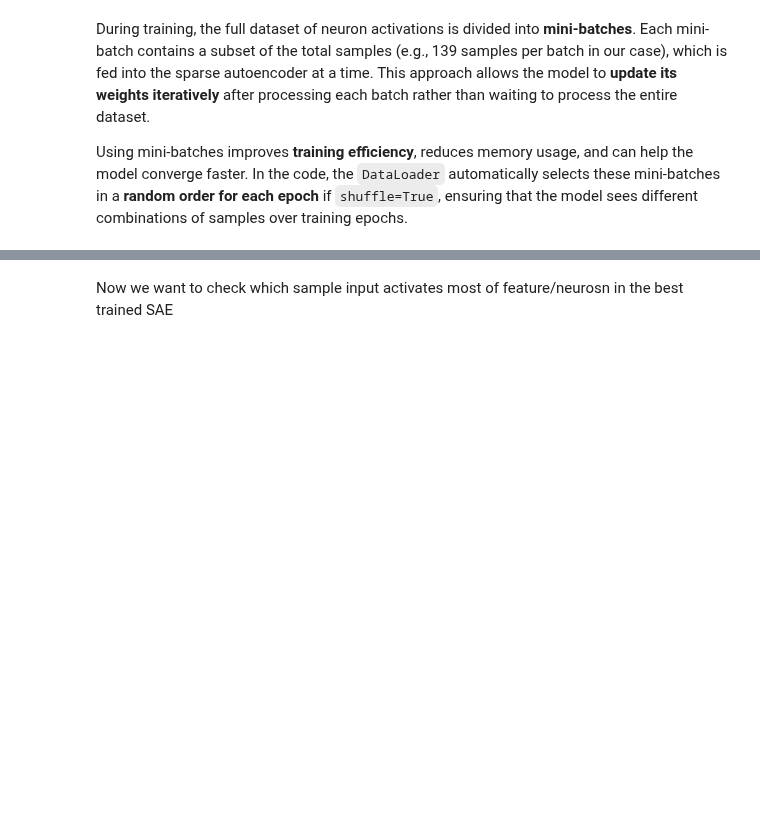
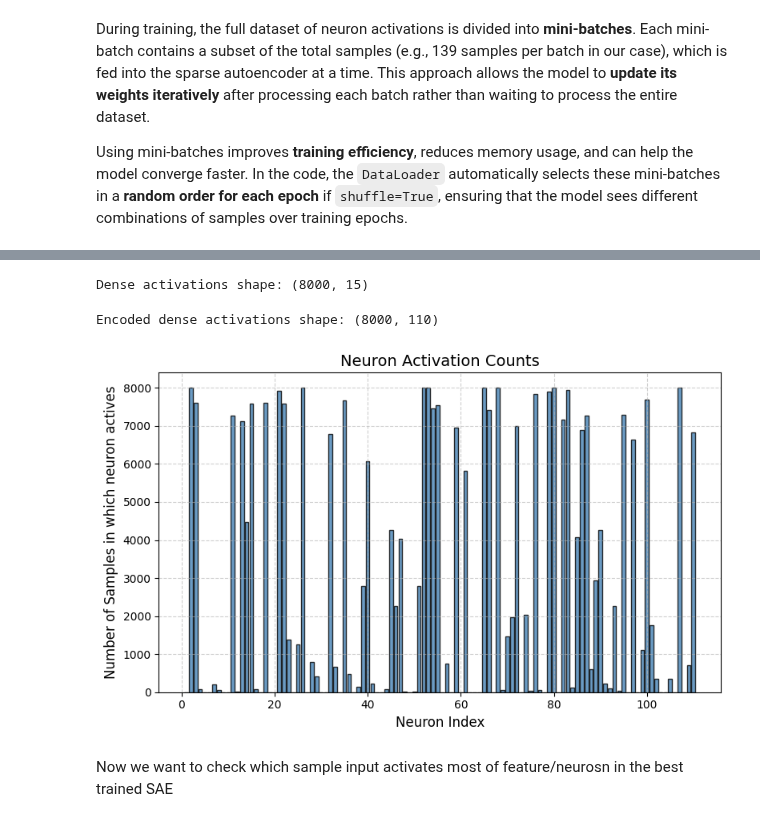
Before and after one commit to Anshu00027/SAE-for-PINNs, a Jupyter notebook: SAE-for-Taylor-Green-Vortex-PINNs.ipynb, the cells around one changed output, grey strips where cells are left out. Cells and saved outputs as stored; diff of their text form; code cells hidden in the pictures; blank space fills up the shorter version.

```diff
--- a/SAE-for-Taylor-Green-Vortex-PINNs.ipynb
+++ b/SAE-for-Taylor-Green-Vortex-PINNs.ipynb
@@ -412,2 +435,67 @@ Neuron 102: active in 177 / 3475 samples
+# %%
+n_points_dense = 20
+x_vals_t = np.linspace(0, np.pi, n_points_dense)
+y_vals_t = np.linspace(0, np.pi, n_points_dense)
+t_vals_t = np.linspace(0, 1, n_points_dense)
+X_grid_t, Y_grid, T_grid = np.meshgrid(x_vals_t, y_vals_t, t_vals_t, indexing="ij")
+x_flat_t = X_grid_t.flatten()
+y_flat_t = Y_grid.flatten()
+t_flat_t = T_grid.flatten()
+
+dense_test = torch.tensor(np.stack([x_flat_t, y_flat_t, t_flat_t], axis=1), dtype=torch.float32)
+
+# -2 because last hidden layer (just before final output)
+hook_handle = model.net[-2].register_forward_hook(get_activation('last_hidden'))
+
+# Run the model
+model.eval()
+with torch.no_grad():
+    _ = model(dense_test)
+
+# Extract activations from the global 'activations' dictionary
+last_hidden_dense = activations['last_hidden'].cpu().numpy()
+print("Dense activations shape:", last_hidden_dense.shape)
+
+# Remove hook (clean up)
+hook_handle.remove()
+# %% [output]
+Dense activations shape: (8000, 15)
+# %%
+# Step 3: Pass dense activations through trained SAE encoder
+dense_tensor_test = torch.tensor(last_hidden_dense, dtype=torch.float32).to(device)
+
+sae.eval()
+with torch.no_grad():
+    encoded_dense, _ = sae(dense_tensor_test)
+
+encoded_dense_np = encoded_dense.cpu().numpy()
+print("Encoded dense activations shape:", encoded_dense_np.shape)
+
+# Determine active neurons using thresholds
+
+active_mask = encoded_dense_np >= thresholds  # shape: (N_dense, num_neurons)
+active_ratio = active_mask.mean(axis=0)       # how often each neuron is active
+
+# Count how many samples activated each neuron
+
+neuron_activity_counts = np.sum(active_mask, axis=0)  # shape: (num_neurons,)
+total_samples = active_mask.shape[0]
+
+
+#  Plot histogram of neuron activity
+plt.figure(figsize=(8, 5))
+plt.bar(np.arange(len(neuron_activity_counts)) + 1,
+        neuron_activity_counts,
+        color='steelblue', edgecolor='black', alpha=0.8)
+
+plt.xlabel("Neuron Index", fontsize=12)
+plt.ylabel("Number of Samples in which neuron actives", fontsize=12)
+plt.title("Neuron Activation Counts", fontsize=14)
+plt.grid(True, linestyle='--', alpha=0.6)
+plt.tight_layout()
+plt.show()
+# %% [output]
+Encoded dense activations shape: (8000, 110)
+[figure, added]
 # %% [markdown]
 Now we want to check which sample input activates most of feature/neurosn in the best trained SAE
```
Also changed, not shown: parts of 16 cells of this notebook.
